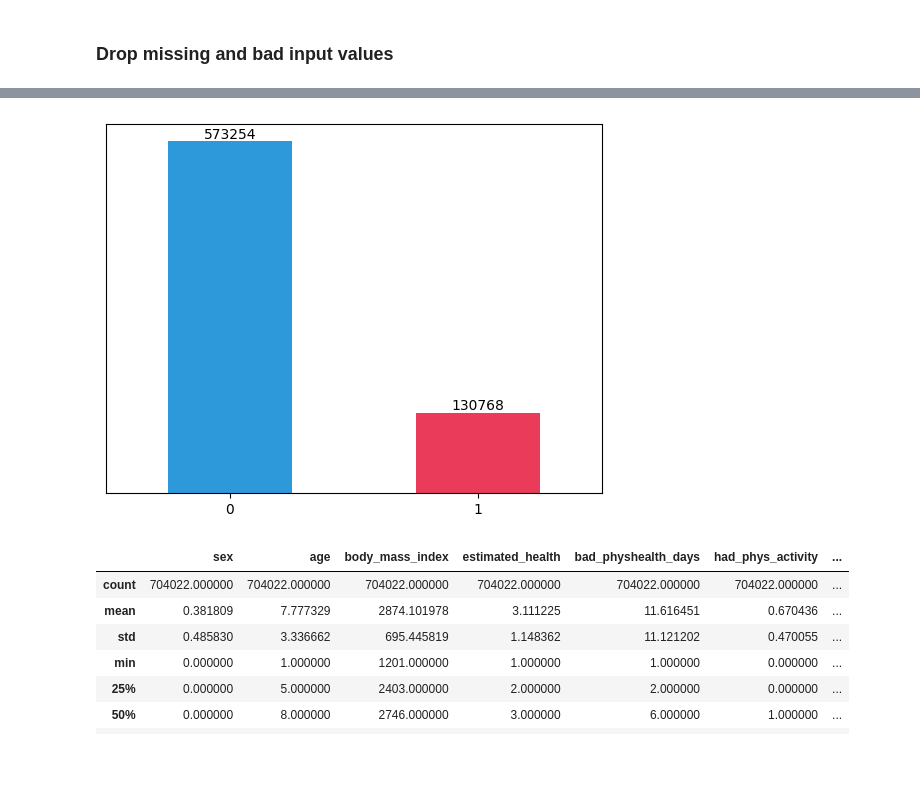
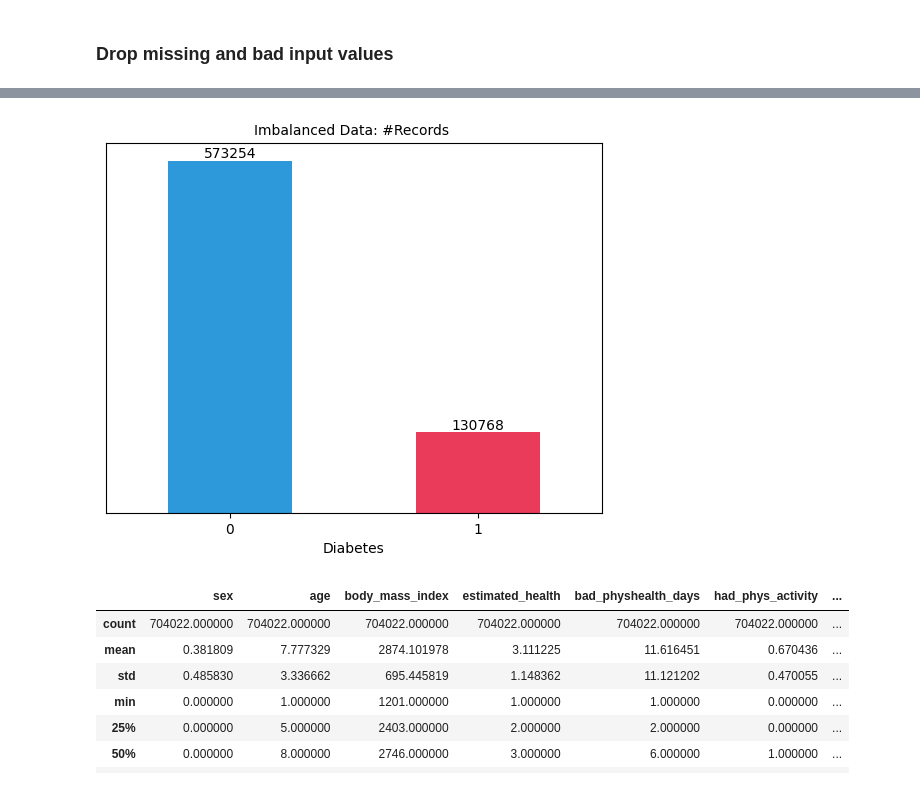
Before and after one commit to n-hundenborn/diabetes-forecasting, a Jupyter notebook: dev_model_training.ipynb, the cells around one changed output, grey strips where cells are left out. Saved outputs shown, nothing was run; the diff lists cells and outputs as text; code cells hidden in the pictures; blank space fills up the shorter version.

```diff
--- a/dev_model_training.ipynb
+++ b/dev_model_training.ipynb
@@ -240,17 +240,17 @@ df_prepared = df_filtered.dropna().reset_index(drop=True)
 # %%
 # viz unbalanced data
 fontsize = 10
 viz1 = df_prepared.DIABETE3.value_counts().plot(kind= "bar", rot = 0, color = ["#2d98da", "#eb3b5a"], fontsize = fontsize)
 viz1.bar_label(viz1.containers[0], fontsize= fontsize)
-# plt.xlabel("Diabetes", fontsize=fontsize)
-# plt.ylabel("Count", fontsize= fontsize)
-# plt.title("Imbalanced Data: #Records ", fontsize = fontsize)
+plt.xlabel("Diabetes", fontsize=fontsize)
+plt.ylabel("Count", fontsize= fontsize)
+plt.title("Imbalanced Data: #Records ", fontsize = fontsize)
 
 viz1.get_yaxis().set_visible(False)
 
 ## the model will learn to classify "no Diabetes" better as there are more records in this class. Imbalanced data has consequences for further approach!!
 # %% [output]
-[figure, old version]
+[figure, new version]
 # %%
 df_prepared.describe()
 # %% [output]
```
Also changed, not shown: parts of 2 cells of this notebook.
